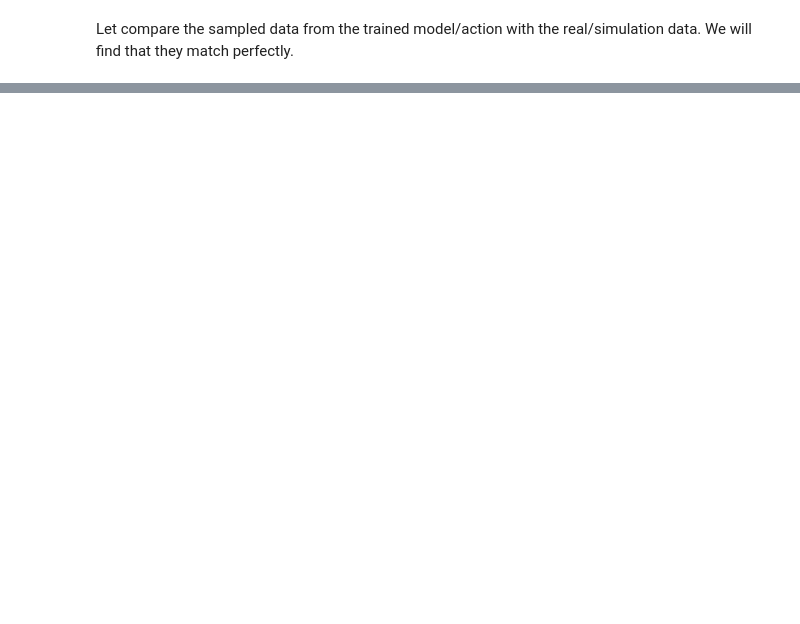
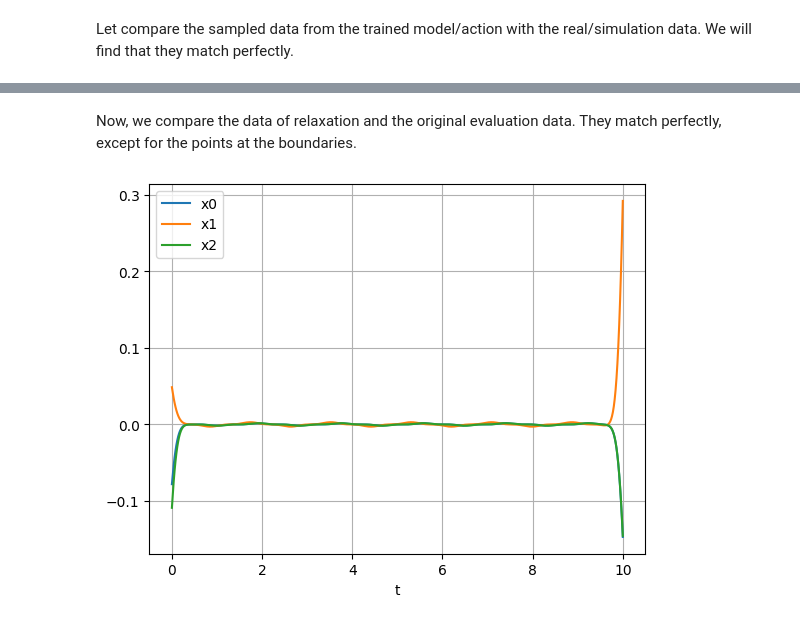
Before and after one commit to shuiruge/entropy, a Jupyter notebook: oscillators/oscillator.ipynb, the cells around one changed output, grey strips where cells are left out. Drawn from its saved outputs; the diff is of its cells as text; code cells hidden in the pictures; blank space fills up the shorter version.

```diff
--- a/oscillators/oscillator.ipynb
+++ b/oscillators/oscillator.ipynb
@@ -237,0 +270,3 @@ When the measurement errors are not small enough, the higher order couplings of
+# %%
+relaxed = langevin_sampling(lambda xs: model(xs, ts), eval_data, 1e-3, 0., 5000)
+relaxed
@@ -237,0 +288,6 @@ When the measurement errors are not small enough, the higher order couplings of
+# %% [markdown]
+Now, we compare the data of relaxation and the original evaluation data. They match perfectly, except for the points at the boundaries.
+# %%
+plot_samples((relaxed - eval_data)[:3, :])
+# %% [output]
+[figure, added]
```
Also changed, not shown: parts of 30 cells of this notebook.
